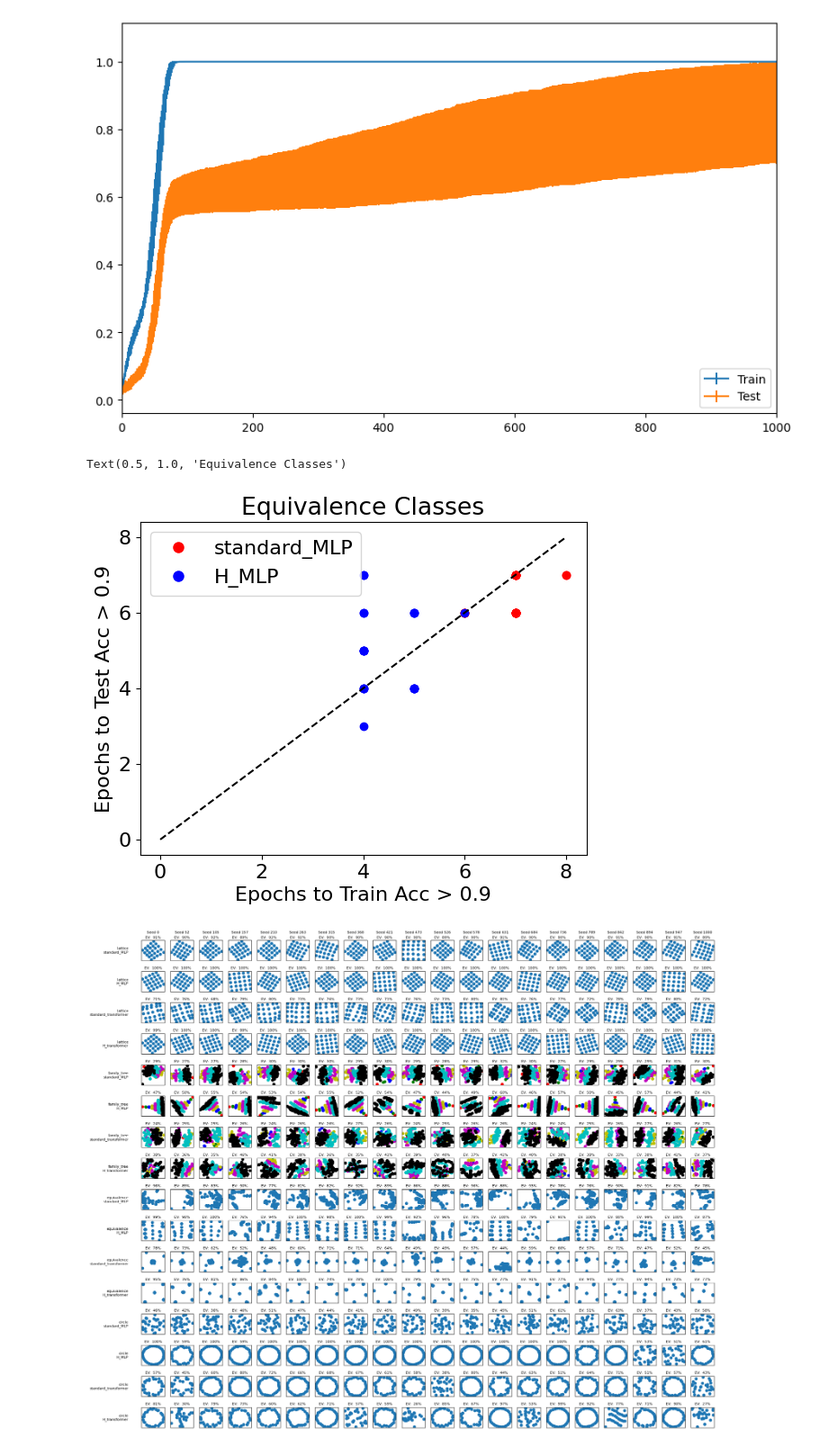
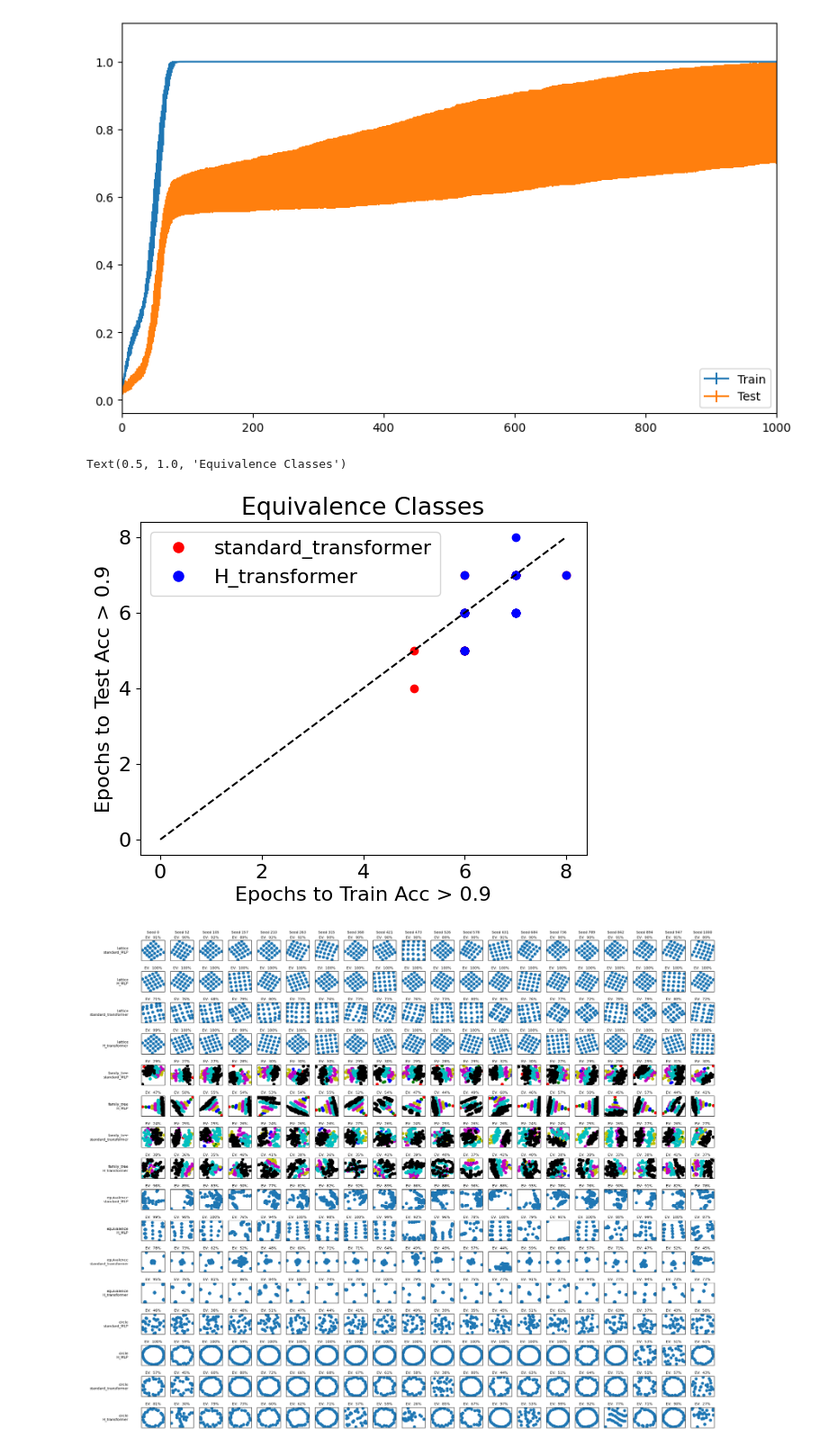
Before and after one commit to maxwellmg/grow-crystals-distance-experiments, a Jupyter notebook: notebooks/plot_runs.ipynb, the cells around one changed output. Shown at 90% size. Cells and saved outputs as stored; diff of their text form; code cells hidden in the pictures.

Commit message:
Modify plotting script

```diff
--- a/notebooks/plot_runs.ipynb
+++ b/notebooks/plot_runs.ipynb
@@ -193,70 +193,80 @@ torch.Size([20, 7000]) torch.Size([20, 7000])
 <matplotlib.legend.Legend at 0x...>
 [figure]
 # %%
+import numpy as np
+import json
+import matplotlib.pyplot as plt
+
+data_size = 1000
+plt.figure(figsize=(6.4,4.8))
+plt.rcParams.update({'font.size': 16})
+
 seed_list = np.linspace(0, 1000, 20, dtype=int)
 data_id = "equivalence"
 thres = 0.9
 train_ratio = 0.8
-train_acc_list = []
-test_acc_list = []
+
+def find_index(data, threshold=0.9, window=20):
+    for i in range(len(data) - window + 1):  # Iterate over valid starting indices
+        window_values = data[i:i + window]  # Get the current window
+        if sum(x > threshold for x in window_values) / window > 0.9:  # Check condition
+            return i  # Return the starting index if condition is satisfied
+    return -1
 
 max_idx = 0
-model_id = "standard_MLP"
+model_id = "standard_transformer"
 model_1 = model_id
 for seed in seed_list:
     fname = f'../results/{seed}_{data_id}_{model_id}_{data_size}_{train_ratio}_train_results.json'
     with open(fname, 'r') as file:
         data = json.load(file)
-        train_acc_list.append(data['train_accuracies'])
-        test_acc_list.append(data['test_accuracies'])
-        idx_train = np.argmax(np.array(data['train_accuracies']) > thres)
-        idx_test = np.argmax(np.array(data['test_accuracies']) > thres)
+        idx_train = find_index(data['train_accuracies'])
+        idx_test = find_index(data['test_accuracies'])
+        if idx_train != -1 and idx_test != -1:
+            plt.scatter([idx_train], [idx_test], c='r')
         if idx_train > max_idx:
             max_idx = idx_train
         if idx_test > max_idx:
             max_idx = idx_test
-        plt.scatter([idx_train], [idx_test], c='r')
 
 
-train_acc_list = []
-test_acc_list = []
-model_id = "H_MLP"
+
+model_id = "H_transformer"
 model_2 = model_id
 for seed in seed_list:
     fname = f'../results/{seed}_{data_id}_{model_id}_{data_size}_{train_ratio}_train_results.json'
     with open(fname, 'r') as file:
         data = json.load(file)
-        train_acc_list.append(data['train_accuracies'])
-        test_acc_list.append(data['test_accuracies'])
-        idx_train = np.argmax(np.array(data['train_accuracies']) > thres)
-        idx_test = np.argmax(np.array(data['test_accuracies']) > thres)
-        plt.scatter(idx_train, idx_test, c='b')
+        idx_train = find_index(data['train_accuracies'])
+        idx_test = find_index(data['test_accuracies'])
+        if idx_train != -1 and idx_test != -1:
+            plt.scatter(idx_train, idx_test, c='b')
         if idx_train > max_idx:
             max_idx = idx_train
         if idx_test > max_idx:
             max_idx = idx_test
 
 plt.plot(range(max_idx+1), range(max_idx+1), 'k--')
 plt.xlabel('Epochs to Train Acc > {}'.format(thres))
 plt.ylabel('Epochs to Test Acc > {}'.format(thres))
 
 from matplotlib.lines import Line2D
 legend_handles = [
     Line2D([0], [0], marker='o', color='w', label=model_1, markerfacecolor='red', markersize=10),
     Line2D([0], [0], marker='o', color='w', label=model_2, markerfacecolor='blue', markersize=10)
 ]
 plt.legend(handles=legend_handles)
 data_id_to_title = {
     "lattice": "In-context Learning",
     "greater": "Greater",
     "family_tree": "Genealogy Learning",
     "equivalence": "Equivalence Classes",
     "circle": "Modular Addition",
 }
 plt.title(data_id_to_title[data_id])
 # %% [output]
 Text(0.5, 1.0, 'Equivalence Classes')
-[figure, old version]
+[figure, new version]
 # %%
 import matplotlib.pyplot as plt
 import numpy as np
```
Also changed, not shown: 2 other files.
